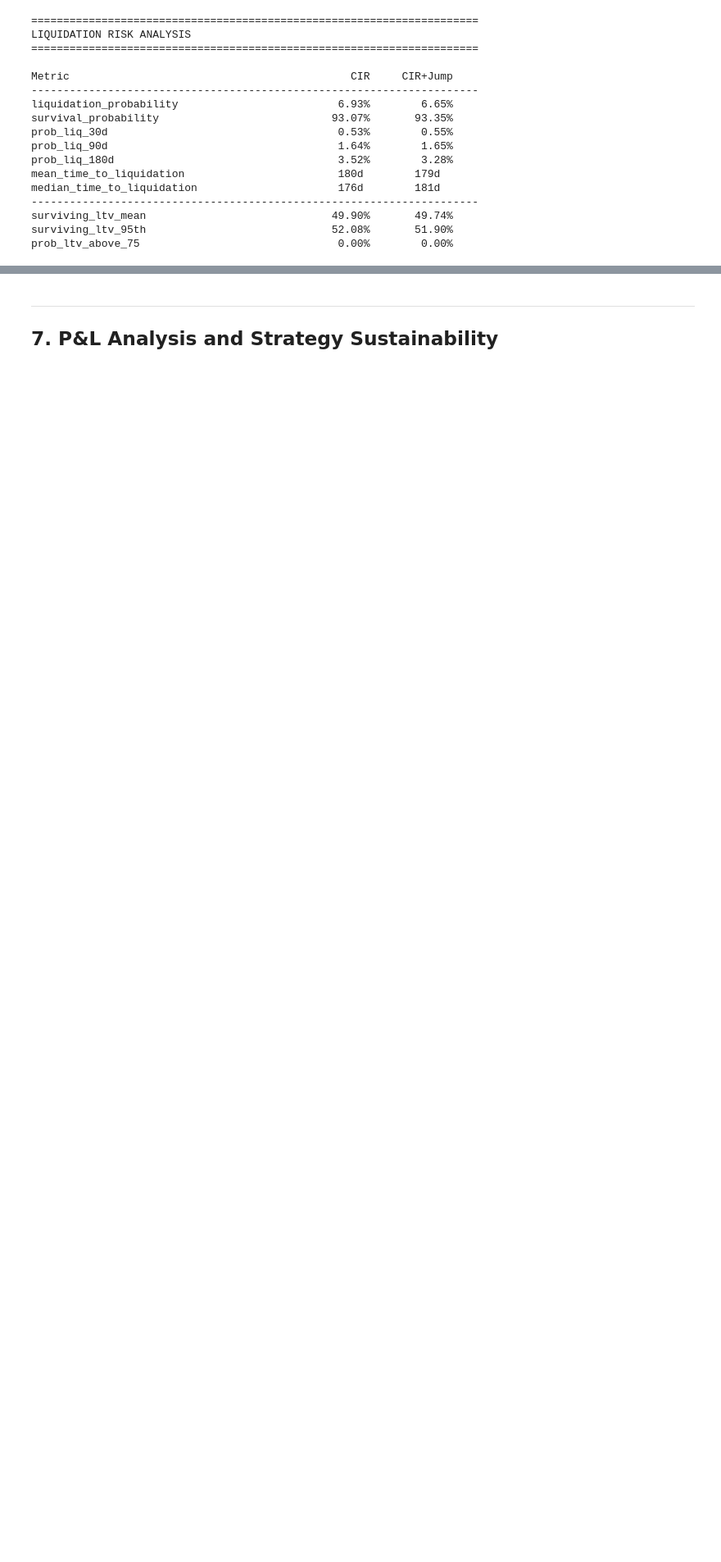
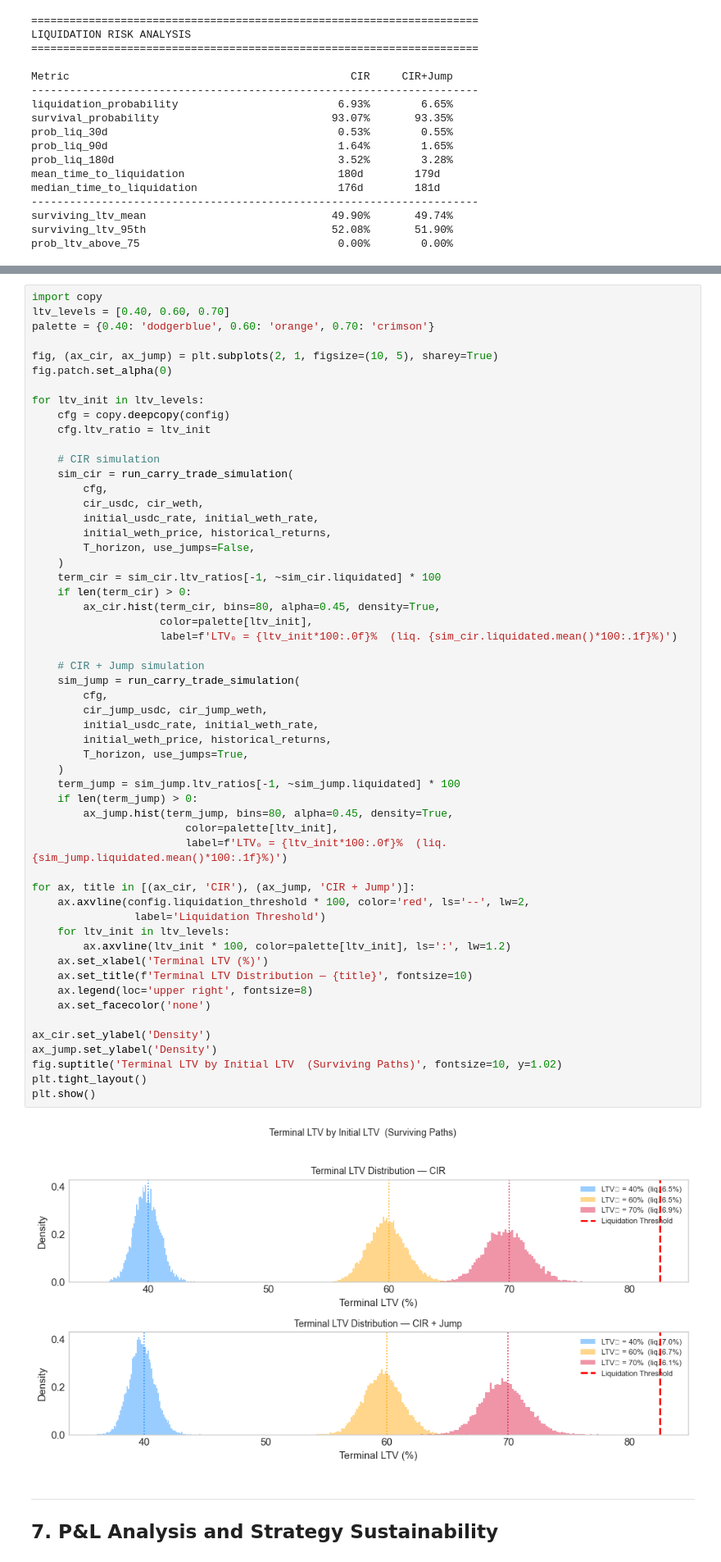
Before and after one commit to francisliu2/Defi_interestRate, a Jupyter notebook: src/aave_v3_carry_trade_analysis.ipynb, the cells around one changed output, grey strips where cells are left out. Shown at 82% size. Saved outputs shown, nothing was run; the diff lists cells and outputs as text; blank space fills up the shorter version.

```diff
--- a/src/aave_v3_carry_trade_analysis.ipynb
+++ b/src/aave_v3_carry_trade_analysis.ipynb
@@ -1195,3 +1196,60 @@ if results_cir is not None:
+# %%
+import copy
+ltv_levels = [0.40, 0.60, 0.70]
+palette = {0.40: 'dodgerblue', 0.60: 'orange', 0.70: 'crimson'}
+
+fig, (ax_cir, ax_jump) = plt.subplots(2, 1, figsize=(10, 5), sharey=True)
+fig.patch.set_alpha(0)
+
+for ltv_init in ltv_levels:
+    cfg = copy.deepcopy(config)
+    cfg.ltv_ratio = ltv_init
+
+    # CIR simulation
+    sim_cir = run_carry_trade_simulation(
+        cfg,
+        cir_usdc, cir_weth,
+        initial_usdc_rate, initial_weth_rate,
+        initial_weth_price, historical_returns,
+        T_horizon, use_jumps=False,
+    )
+    term_cir = sim_cir.ltv_ratios[-1, ~sim_cir.liquidated] * 100
+    if len(term_cir) > 0:
+        ax_cir.hist(term_cir, bins=80, alpha=0.45, density=True,
+                    color=palette[ltv_init],
+                    label=f'LTV₀ = {ltv_init*100:.0f}%  (liq. {sim_cir.liquidated.mean()*100:.1f}%)')
+
+    # CIR + Jump simulation
+    sim_jump = run_carry_trade_simulation(
+        cfg,
+        cir_jump_usdc, cir_jump_weth,
+        initial_usdc_rate, initial_weth_rate,
+        initial_weth_price, historical_returns,
+        T_horizon, use_jumps=True,
+    )
+    term_jump = sim_jump.ltv_ratios[-1, ~sim_jump.liquidated] * 100
+    if len(term_jump) > 0:
+        ax_jump.hist(term_jump, bins=80, alpha=0.45, density=True,
+                        color=palette[ltv_init],
+                        label=f'LTV₀ = {ltv_init*100:.0f}%  (liq. {sim_jump.liquidated.mean()*100:.1f}%)')
+
+for ax, title in [(ax_cir, 'CIR'), (ax_jump, 'CIR + Jump')]:
+    ax.axvline(config.liquidation_threshold * 100, color='red', ls='--', lw=2,
+                label='Liquidation Threshold')
+    for ltv_init in ltv_levels:
+        ax.axvline(ltv_init * 100, color=palette[ltv_init], ls=':', lw=1.2)
+    ax.set_xlabel('Terminal LTV (%)')
+    ax.set_title(f'Terminal LTV Distribution — {title}', fontsize=10)
+    ax.legend(loc='upper right', fontsize=8)
+    ax.set_facecolor('none')
+
+ax_cir.set_ylabel('Density')
+ax_jump.set_ylabel('Density')
+fig.suptitle('Terminal LTV by Initial LTV  (Surviving Paths)', fontsize=10, y=1.02)
+plt.tight_layout()
+plt.show()
+# %% [output]
+[figure, added]
 # %% [markdown]
 ---
 ## 7. P&L Analysis and Strategy Sustainability
```
Also changed, not shown: parts of 22 cells of this notebook, 1 other file.
